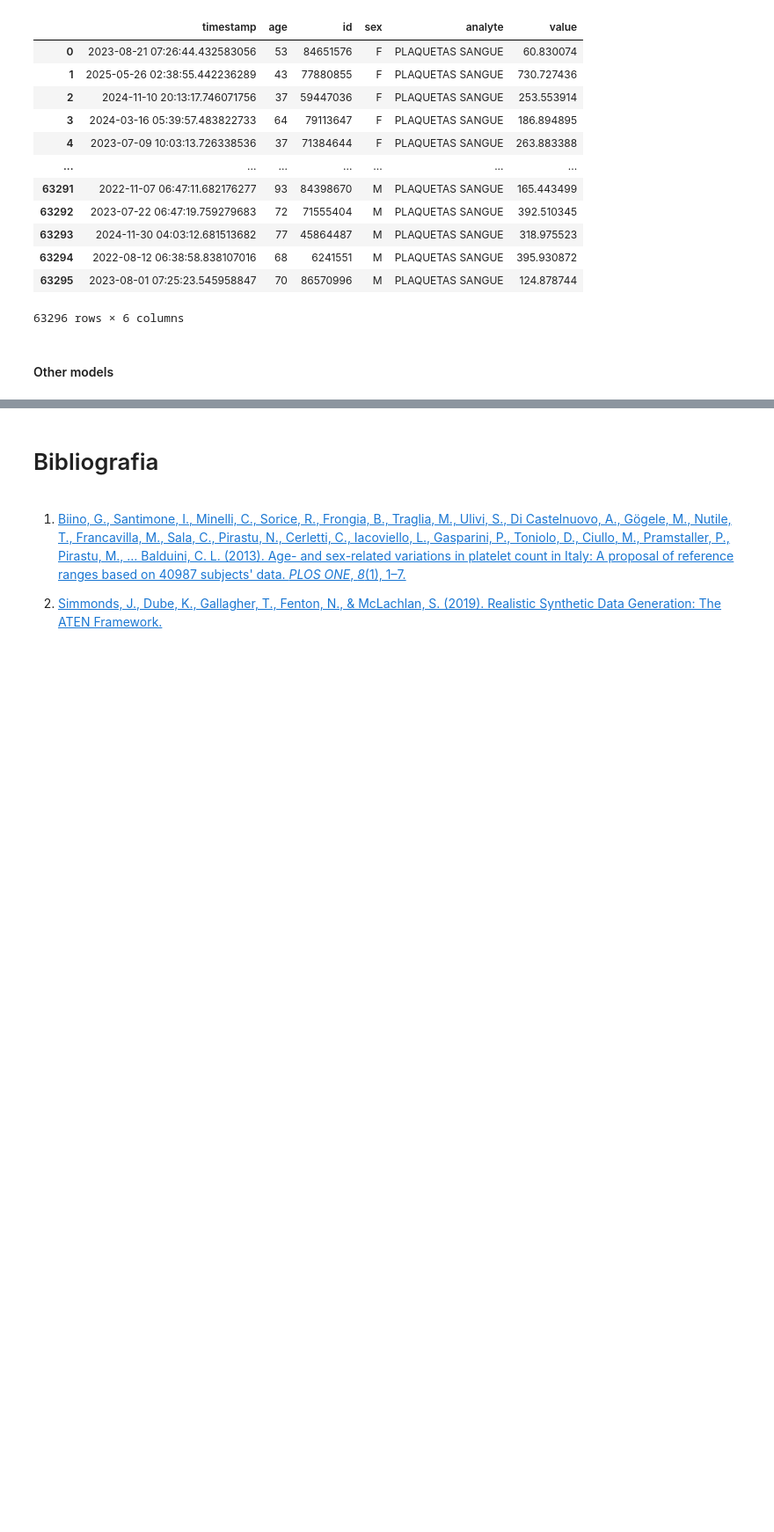
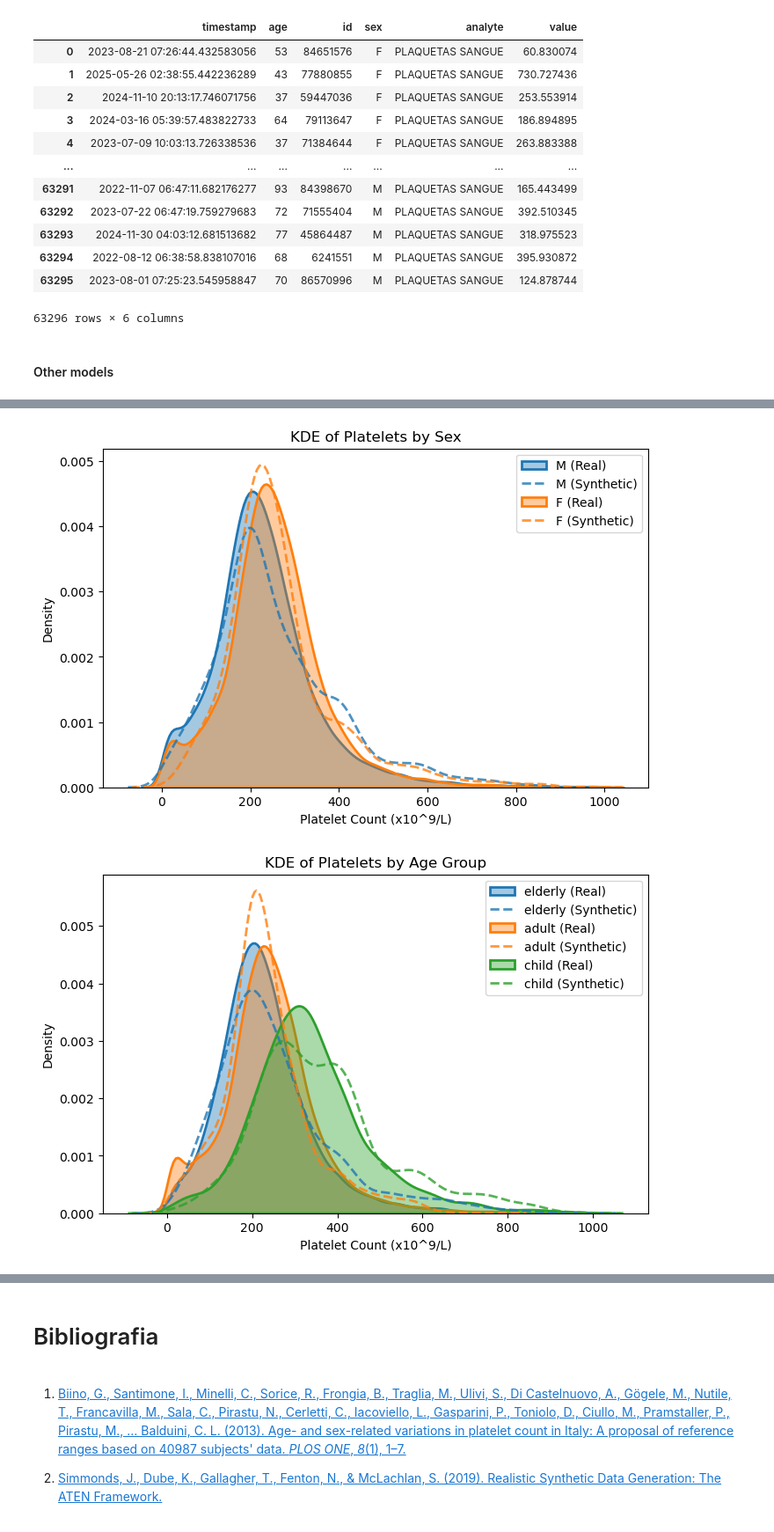
Before and after one commit to krisandre7/ia376n_ia_generativa, a Jupyter notebook: tarefa.ipynb, the cells around one changed output, grey strips where cells are left out. Shown at 88% size. Cells and saved outputs as stored; diff of their text form; code cells hidden in the pictures; blank space fills up the shorter version.

Commit message:
added sdv model

```diff
--- a/tarefa.ipynb
+++ b/tarefa.ipynb
@@ -989,3 +991,20 @@ synthetic_df["timestamp"] = synthetic_df["timestamp"].dt.strftime('%Y-%m-%d %H:%
 synthetic_df.to_csv("synthetic_platelets.csv", index=False)
 # %% [markdown]
 #### Other models
+# %%
+from sdv.single_table.ctgan import CTGANSynthesizer
+from sdv.metadata import SingleTableMetadata
+
+ctgan_df = df.copy()
+ctgan_df["age_group"] = ctgan_df["age_group"].astype("object")
+ctgan_df["sex"] = ctgan_df["sex"].astype("object")
+
+metadata = SingleTableMetadata()
+metadata.add_column(column_name="age_group", sdtype="categorical")
+metadata.add_column(column_name="sex", sdtype="categorical")
+metadata.add_column(column_name="value", sdtype="numerical")
+
+model = CTGANSynthesizer(metadata, epochs=200, cuda=True)
+model.fit(ctgan_df[["age_group", "sex", "value"]])
+
+synthetic_df = model.sample(10000)
@@ -991,0 +1016,3 @@ synthetic_df.to_csv("synthetic_platelets.csv", index=False)
+# %%
+age_references = build_age_references(df)
+synthetic_df = generate_synthetic_ages(synthetic_df, age_references)
@@ -991,0 +1064,8 @@ synthetic_df.to_csv("synthetic_platelets.csv", index=False)
+# %%
+df_synth_platelets = preprocess_platelets(synthetic_df)
+plot_platelets_by_sex(df_platelets, df_synth_platelets)
+plot_platelets_by_age_group(df_platelets, df_synth_platelets)
+plot_platelets_entire_dataset(df_platelets, df_synth_platelets)
+# %% [output]
+[figure, added]
+[figure, added]
```
Also changed, not shown: parts of 11 cells of this notebook.
